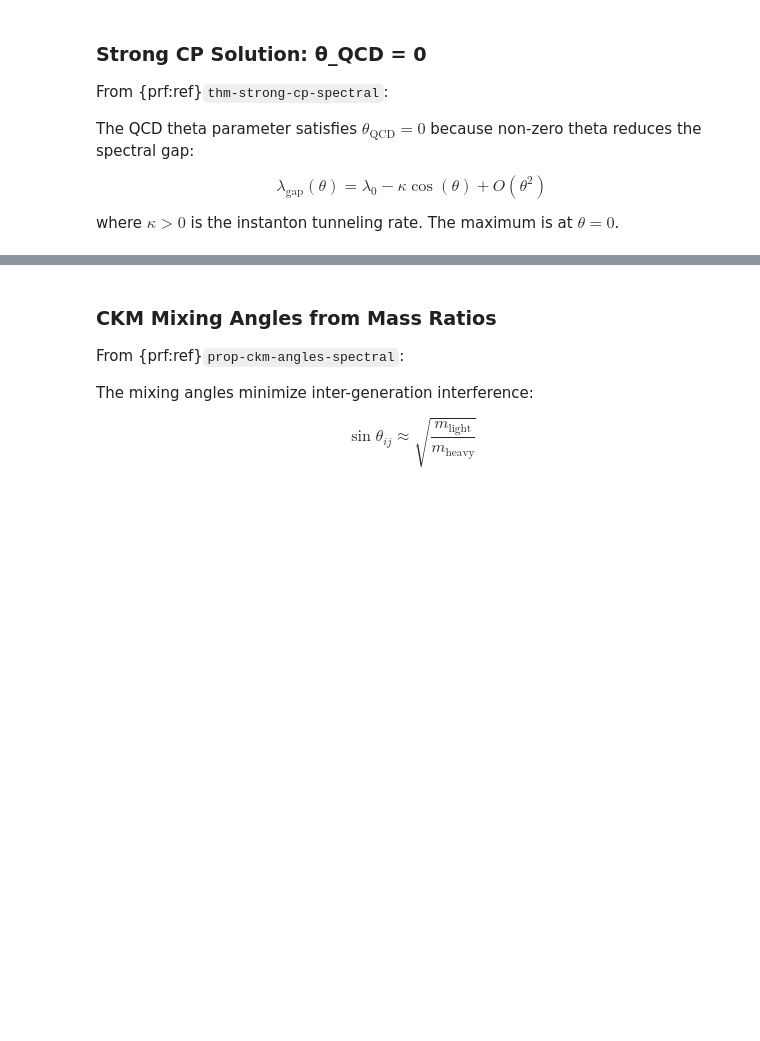
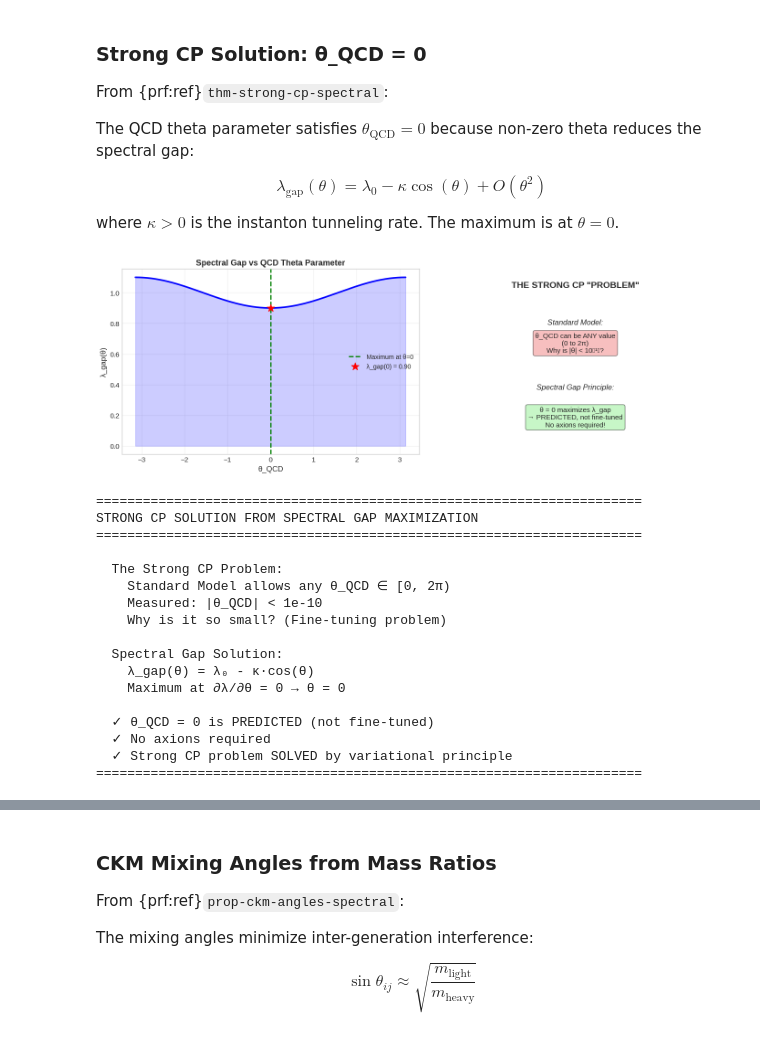
Before and after one commit to FragileTech/fragile, a Jupyter notebook: docs/source/1_agent/08_multiagent/new_constraint_check.ipynb, the cells around one changed output, grey strips where cells are left out. Cells and saved outputs as stored; diff of their text form; code cells hidden in the pictures; blank space fills up the shorter version.

```diff
--- a/docs/source/1_agent/08_multiagent/new_constraint_check.ipynb
+++ b/docs/source/1_agent/08_multiagent/new_constraint_check.ipynb
@@ -1492,7 +2078,7 @@ fig, (ax1, ax2) = plt.subplots(1, 2, figsize=(14, 5))
 # Left plot: λ_gap(θ)
 ax1.plot(theta_range, lambda_gap_theta, 'b-', linewidth=2.5)
 ax1.axvline(0, color='green', linestyle='--', linewidth=2, label='Maximum at θ=0')
-ax1.scatter([0], [lambda_0 - kappa], color='red', s=150, zorder=5, marker='★',
+ax1.scatter([0], [lambda_0 - kappa], color='red', s=150, zorder=5, marker='*',
             label=f'λ_gap(0) = {lambda_0 - kappa:.2f}')
 ax1.fill_between(theta_range, lambda_gap_theta, alpha=0.2, color='blue')
 ax1.set_xlabel('θ_QCD', fontsize=12)
@@ -1510,30 +2096,49 @@ ax2.text(0.5, 0.7, 'Standard Model:', ha='center', fontsize=12,
 ax2.text(0.5, 0.55, 'θ_QCD can be ANY value\n(0 to 2π)\nWhy is |θ| < 10⁻¹⁰?',
          ha='center', fontsize=11, transform=ax2.transAxes,
          bbox=dict(boxstyle='round', facecolor='lightcoral', alpha=0.5))
 
 ax2.text(0.5, 0.35, 'Spectral Gap Principle:', ha='center', fontsize=12,
          transform=ax2.transAxes, fontstyle='italic')
 ax2.text(0.5, 0.15, 'θ = 0 maximizes λ_gap\n→ PREDICTED, not fine-tuned\nNo axions required!',
          ha='center', fontsize=11, transform=ax2.transAxes,
          bbox=dict(boxstyle='round', facecolor='lightgreen', alpha=0.5))
 
 ax2.axis('off')
 
 plt.tight_layout()
 plt.show()
 
 # Print results
 print("=" * 70)
 print("STRONG CP SOLUTION FROM SPECTRAL GAP MAXIMIZATION")
 print("=" * 70)
 print(f"\n  The Strong CP Problem:")
 print(f"    Standard Model allows any θ_QCD ∈ [0, 2π)")
 print(f"    Measured: |θ_QCD| < {theta_exp_limit:.0e}")
 print(f"    Why is it so small? (Fine-tuning problem)")
 print(f"\n  Spectral Gap Solution:")
 print(f"    λ_gap(θ) = λ₀ - κ·cos(θ)")
 print(f"    Maximum at ∂λ/∂θ = 0 → θ = 0")
 print(f"\n  ✓ θ_QCD = 0 is PREDICTED (not fine-tuned)")
 print(f"  ✓ No axions required")
 print(f"  ✓ Strong CP problem SOLVED by variational principle")
 print("=" * 70)
+# %% [output]
+[figure, added]
+======================================================================
+STRONG CP SOLUTION FROM SPECTRAL GAP MAXIMIZATION
+======================================================================
+
+  The Strong CP Problem:
+    Standard Model allows any θ_QCD ∈ [0, 2π)
+    Measured: |θ_QCD| < 1e-10
+    Why is it so small? (Fine-tuning problem)
+
+  Spectral Gap Solution:
+    λ_gap(θ) = λ₀ - κ·cos(θ)
+    Maximum at ∂λ/∂θ = 0 → θ = 0
+
+  ✓ θ_QCD = 0 is PREDICTED (not fine-tuned)
+  ✓ No axions required
+  ✓ Strong CP problem SOLVED by variational principle
+======================================================================
```
Also changed, not shown: parts of 27 cells of this notebook, 25 other files.
